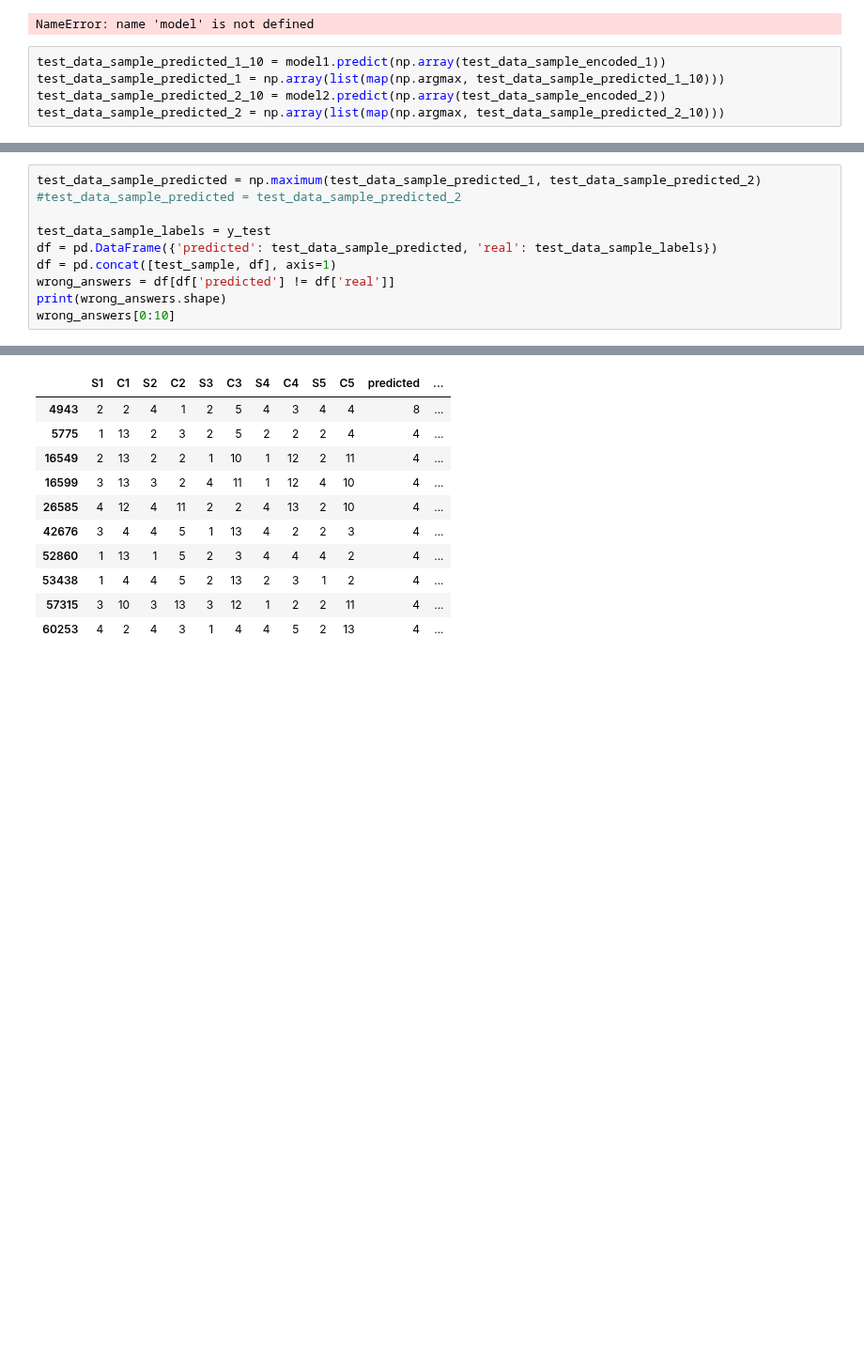
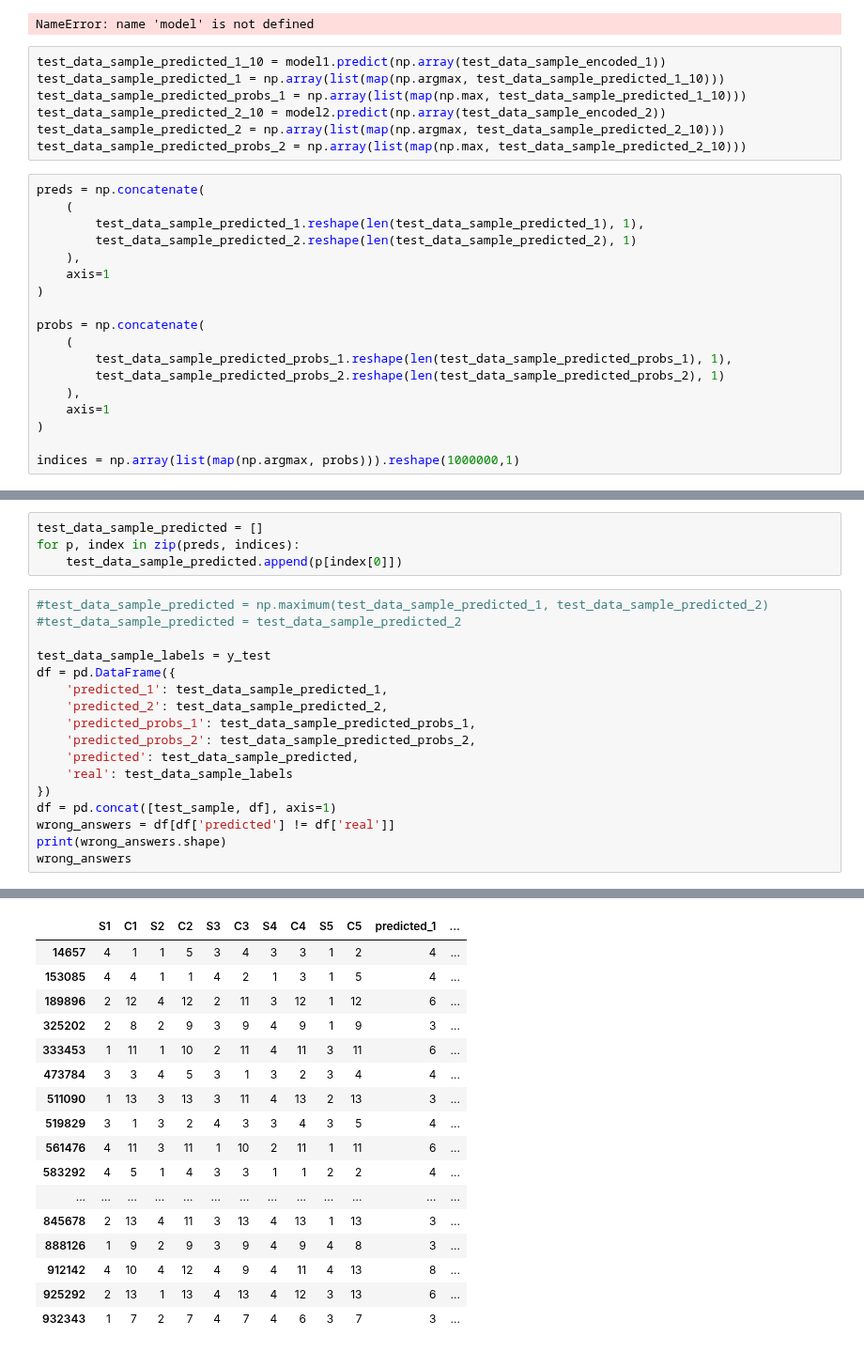
Before and after one commit to iPhaeton/kaggle-poker, a Jupyter notebook: Index_hotencode_sort.ipynb, the cells around one changed output, grey strips where cells are left out. Shown at 94% size. Saved outputs shown, nothing was run; the diff lists cells and outputs as text; blank space fills up the shorter version.

Commit message:
Get 24 errors on test dataset
Of the predictions offered by two models take the ones that are predicted withgreater probability

```diff
--- a/Index_hotencode_sort.ipynb
+++ b/Index_hotencode_sort.ipynb
@@ -400,5 +400,25 @@ NameError: name 'model' is not defined
 # %%
 test_data_sample_predicted_1_10 = model1.predict(np.array(test_data_sample_encoded_1))
 test_data_sample_predicted_1 = np.array(list(map(np.argmax, test_data_sample_predicted_1_10)))
+test_data_sample_predicted_probs_1 = np.array(list(map(np.max, test_data_sample_predicted_1_10)))
 test_data_sample_predicted_2_10 = model2.predict(np.array(test_data_sample_encoded_2))
 test_data_sample_predicted_2 = np.array(list(map(np.argmax, test_data_sample_predicted_2_10)))
+test_data_sample_predicted_probs_2 = np.array(list(map(np.max, test_data_sample_predicted_2_10)))
+# %%
+preds = np.concatenate(
+    (
+        test_data_sample_predicted_1.reshape(len(test_data_sample_predicted_1), 1),
+        test_data_sample_predicted_2.reshape(len(test_data_sample_predicted_2), 1)
+    ),
+    axis=1
+)
+
+probs = np.concatenate(
+    (
+        test_data_sample_predicted_probs_1.reshape(len(test_data_sample_predicted_probs_1), 1),
+        test_data_sample_predicted_probs_2.reshape(len(test_data_sample_predicted_probs_2), 1)
+    ),
+    axis=1
+)
+
+indices = np.array(list(map(np.argmax, probs))).reshape(1000000,1)
@@ -405,11 +429,22 @@ test_data_sample_predicted_2 = np.array(list(map(np.argmax, test_data_sample_pre
+# %%
+test_data_sample_predicted = []
+for p, index in zip(preds, indices):
+    test_data_sample_predicted.append(p[index[0]])
 # %%
-test_data_sample_predicted = np.maximum(test_data_sample_predicted_1, test_data_sample_predicted_2)
+#test_data_sample_predicted = np.maximum(test_data_sample_predicted_1, test_data_sample_predicted_2)
 #test_data_sample_predicted = test_data_sample_predicted_2
 
 test_data_sample_labels = y_test
-df = pd.DataFrame({'predicted': test_data_sample_predicted, 'real': test_data_sample_labels})
+df = pd.DataFrame({
+    'predicted_1': test_data_sample_predicted_1,
+    'predicted_2': test_data_sample_predicted_2,
+    'predicted_probs_1': test_data_sample_predicted_probs_1,
+    'predicted_probs_2': test_data_sample_predicted_probs_2,
+    'predicted': test_data_sample_predicted,
+    'real': test_data_sample_labels
+})
 df = pd.concat([test_sample, df], axis=1)
 wrong_answers = df[df['predicted'] != df['real']]
 print(wrong_answers.shape)
-wrong_answers[0:10]
+wrong_answers
 # %% [output]
@@ -417,11 +452,17 @@ wrong_answers[0:10]
-|  | S1 | C1 | S2 | C2 | S3 | C3 | S4 | C4 | S5 | C5 | predicted | ... |
-| 4943 | 2 | 2 | 4 | 1 | 2 | 5 | 4 | 3 | 4 | 4 | 8 | ... |
-| 5775 | 1 | 13 | 2 | 3 | 2 | 5 | 2 | 2 | 2 | 4 | 4 | ... |
-| 16549 | 2 | 13 | 2 | 2 | 1 | 10 | 1 | 12 | 2 | 11 | 4 | ... |
-| 16599 | 3 | 13 | 3 | 2 | 4 | 11 | 1 | 12 | 4 | 10 | 4 | ... |
-| 26585 | 4 | 12 | 4 | 11 | 2 | 2 | 4 | 13 | 2 | 10 | 4 | ... |
-| 42676 | 3 | 4 | 4 | 5 | 1 | 13 | 4 | 2 | 2 | 3 | 4 | ... |
-| 52860 | 1 | 13 | 1 | 5 | 2 | 3 | 4 | 4 | 4 | 2 | 4 | ... |
-| 53438 | 1 | 4 | 4 | 5 | 2 | 13 | 2 | 3 | 1 | 2 | 4 | ... |
-| 57315 | 3 | 10 | 3 | 13 | 3 | 12 | 1 | 2 | 2 | 11 | 4 | ... |
-| 60253 | 4 | 2 | 4 | 3 | 1 | 4 | 4 | 5 | 2 | 13 | 4 | ... |
+|  | S1 | C1 | S2 | C2 | S3 | C3 | S4 | C4 | S5 | C5 | predicted_1 | ... |
+| 14657 | 4 | 1 | 1 | 5 | 3 | 4 | 3 | 3 | 1 | 2 | 4 | ... |
+| 153085 | 4 | 4 | 1 | 1 | 4 | 2 | 1 | 3 | 1 | 5 | 4 | ... |
+| 189896 | 2 | 12 | 4 | 12 | 2 | 11 | 3 | 12 | 1 | 12 | 6 | ... |
+| 325202 | 2 | 8 | 2 | 9 | 3 | 9 | 4 | 9 | 1 | 9 | 3 | ... |
+| 333453 | 1 | 11 | 1 | 10 | 2 | 11 | 4 | 11 | 3 | 11 | 6 | ... |
+| 473784 | 3 | 3 | 4 | 5 | 3 | 1 | 3 | 2 | 3 | 4 | 4 | ... |
+| 511090 | 1 | 13 | 3 | 13 | 3 | 11 | 4 | 13 | 2 | 13 | 3 | ... |
+| 519829 | 3 | 1 | 3 | 2 | 4 | 3 | 3 | 4 | 3 | 5 | 4 | ... |
+| 561476 | 4 | 11 | 3 | 11 | 1 | 10 | 2 | 11 | 1 | 11 | 6 | ... |
+| 583292 | 4 | 5 | 1 | 4 | 3 | 3 | 1 | 1 | 2 | 2 | 4 | ... |
+| ... | ... | ... | ... | ... | ... | ... | ... | ... | ... | ... | ... | ... |
+| 845678 | 2 | 13 | 4 | 11 | 3 | 13 | 4 | 13 | 1 | 13 | 3 | ... |
+| 888126 | 1 | 9 | 2 | 9 | 3 | 9 | 4 | 9 | 4 | 8 | 3 | ... |
+| 912142 | 4 | 10 | 4 | 12 | 4 | 9 | 4 | 11 | 4 | 13 | 8 | ... |
+| 925292 | 2 | 13 | 1 | 13 | 4 | 13 | 4 | 12 | 3 | 13 | 6 | ... |
+| 932343 | 1 | 7 | 2 | 7 | 4 | 7 | 4 | 6 | 3 | 7 | 3 | ... |
```
Also changed, not shown: parts of 6 cells of this notebook.
